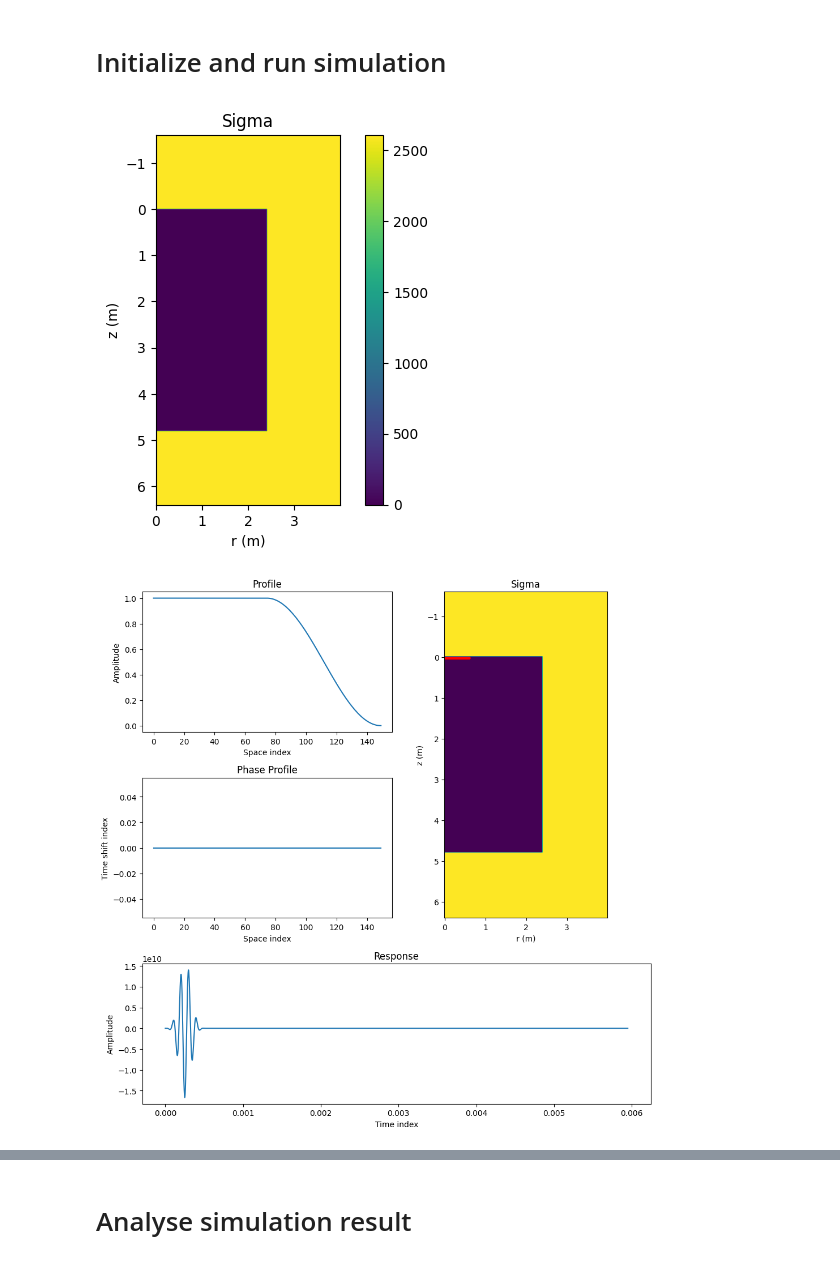
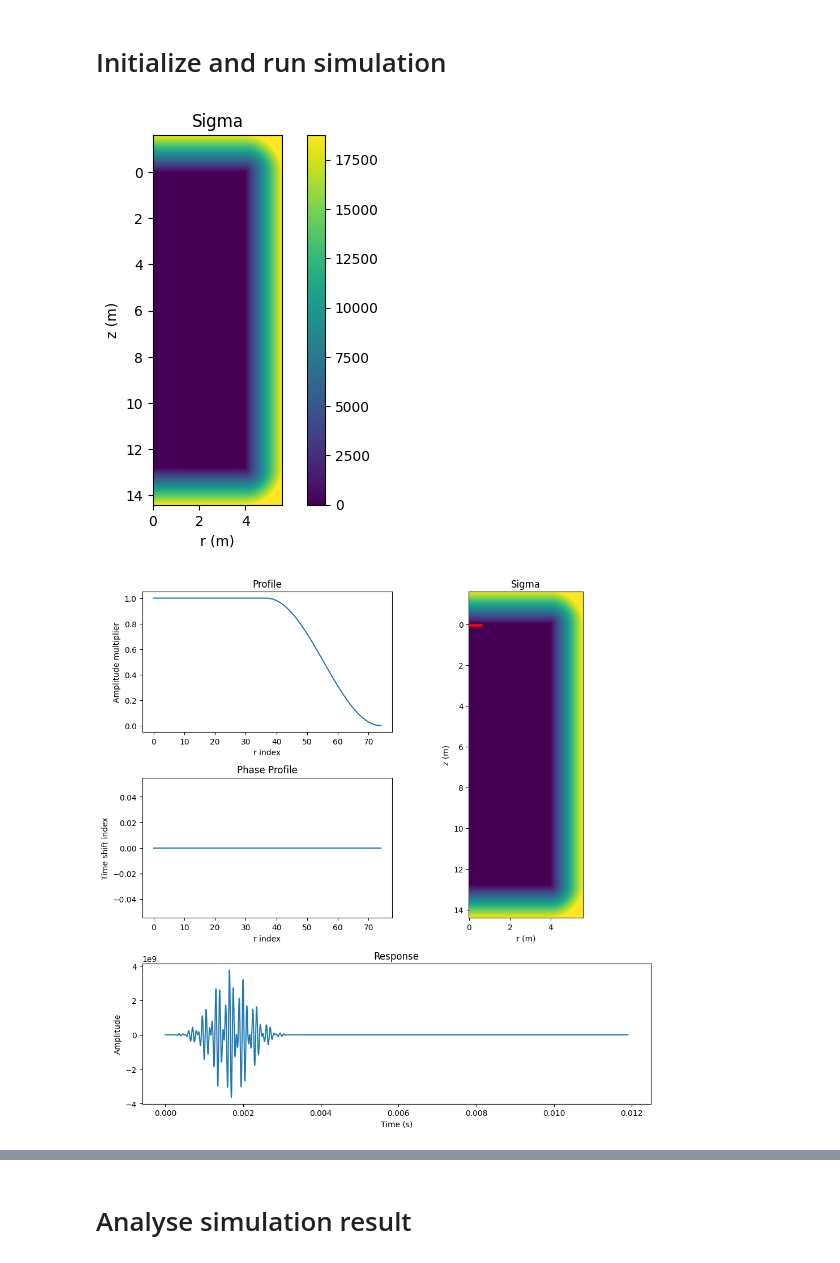
Before and after one commit to JesseDaSnail/MEP_refactored, a Jupyter notebook: main.ipynb, the cells around one changed output, grey strips where cells are left out. Drawn from its saved outputs; the diff is of its cells as text; code cells hidden in the pictures.

```diff
--- a/main.ipynb
+++ b/main.ipynb
@@ -16,42 +20,45 @@ from io_util import load_from_file, save_to_file
 ################################
 
 # Set model parameters
-nr: int = 1000        # grid points in r
+nr: int = 700        # grid points in r
 nz: int = 2000        # grid points in z
 nt: int = 7000        # number of time steps
-dr: float = 0.4e-2    # grid increment in r in (m)
+dr: float = 0.008    # grid increment in r in (m)
 dz: float = dr        # grid increment in z in (m)
-dt: float = 0.085e-5  # Time step size in (s)
+dt: float = 17e-7  # Time step size in (s)
 c0: float = 1500.0    # speed of sound in (m/s)
 beta: float = 3.5     # coefficient of nonlinearity  (3.5 for water)
 rho0: float = 1e3     # density in (kg/m3)
 
 # Diffusivity parameter
 diffusivity: float = 0.007
 
 model = Model(nr, nz, nt, dr, dz, dt, c0, beta, rho0, diffusivity)
 
 # Set PML mask
-width: int = 400
+width: int = 200  # number of grid points of the pml boundary
+
 pml_mask = np.zeros((nr, nz))
 pml_mask[nr-width:, :] = 1
 pml_mask[:, :width] = 1
 pml_mask[:, nz-width:] = 1
 
 # Also possible to create PML regions within the domain
 # pml_mask[nr//2-20:nr//2+20, nz//2-20:nz//2+20] = 1
 
 # Set PML mask and calculate damping coefficient (sigma)
-model.set_pml_mask(pml_mask, sigma_scaling=0, pml_width=width)
+# sigma_scaling determines the gradual increase of the damping coefficient
+model.set_pml_mask(pml_mask, sigma_scaling=1, pml_width=width)
 
-# Manually set damping coefficient. If reflections occur, increase this value.
-# If the model is unstable, decrease this value.
-model.sigma *= 10/width/1.8
+# Manually set damping coefficient.
+# If reflections occur, increase sigma.
+# If the model is unstable, decrease sigma.
+# model.sigma *= 10/width
 
 # Plot model
 model.plot(axis_label="space")
 # %% [output]
-[figure, old version]
+[figure, new version]
 # %%
 ################################
 # Create source                #
@@ -62,15 +69,15 @@ source_width: int = int(0.6 / dr)
 isr: int = 0        # source index r
 isz: int = width+5  # source index z
 ist: int = 0        # shifting of source time function
-pulse_length: int = 600  # length of the pulse in number of time steps
-amplitude: float = 10e5  # Source amplitude. Does not correspond 1 to 1 with the amplitude of generated wave.
+pulse_length: int = 2000  # length of the pulse in number of time steps
+amplitude: float = 1e5  # Source amplitude. Does not correspond 1 to 1 with the amplitude of generated wave.
 
 f0: float = 10e3        # center frequency of source (Hz)
 delta_f: float = 3e3    # Difference frequency for parametric source
 
 # Create source
-# source = ParametricSource(isr, isz, source_width, amplitude, f0-delta_f/2, f0+delta_f/2, nt, dt, dr, dz, ist, pulse_length)
-source = CosineSource(isr, isz, source_width, amplitude, f0, nt, dt, dr, dz, ist, pulse_length)
+source = ParametricSource(isr, isz, source_width, amplitude, f0-delta_f/2, f0+delta_f/2, nt, dt, dr, dz, ist, pulse_length)
+# source = CosineSource(isr, isz, source_width, amplitude, f0, nt, dt, dr, dz, ist, pulse_length)
 
 # source.set_focus(20, 0, 30, c0)
 
@@ -78,7 +85,7 @@ source = CosineSource(isr, isz, source_width, amplitude, f0, nt, dt, dr, dz, ist
 # focussing, location in the domain, and pulse response
 source.plot_info(model=model)
 # %% [output]
-[figure, old version]
+[figure, new version]
 # %%
 ################################
 # Run simulation               #
```
Also changed, not shown: parts of 9 cells of this notebook.
